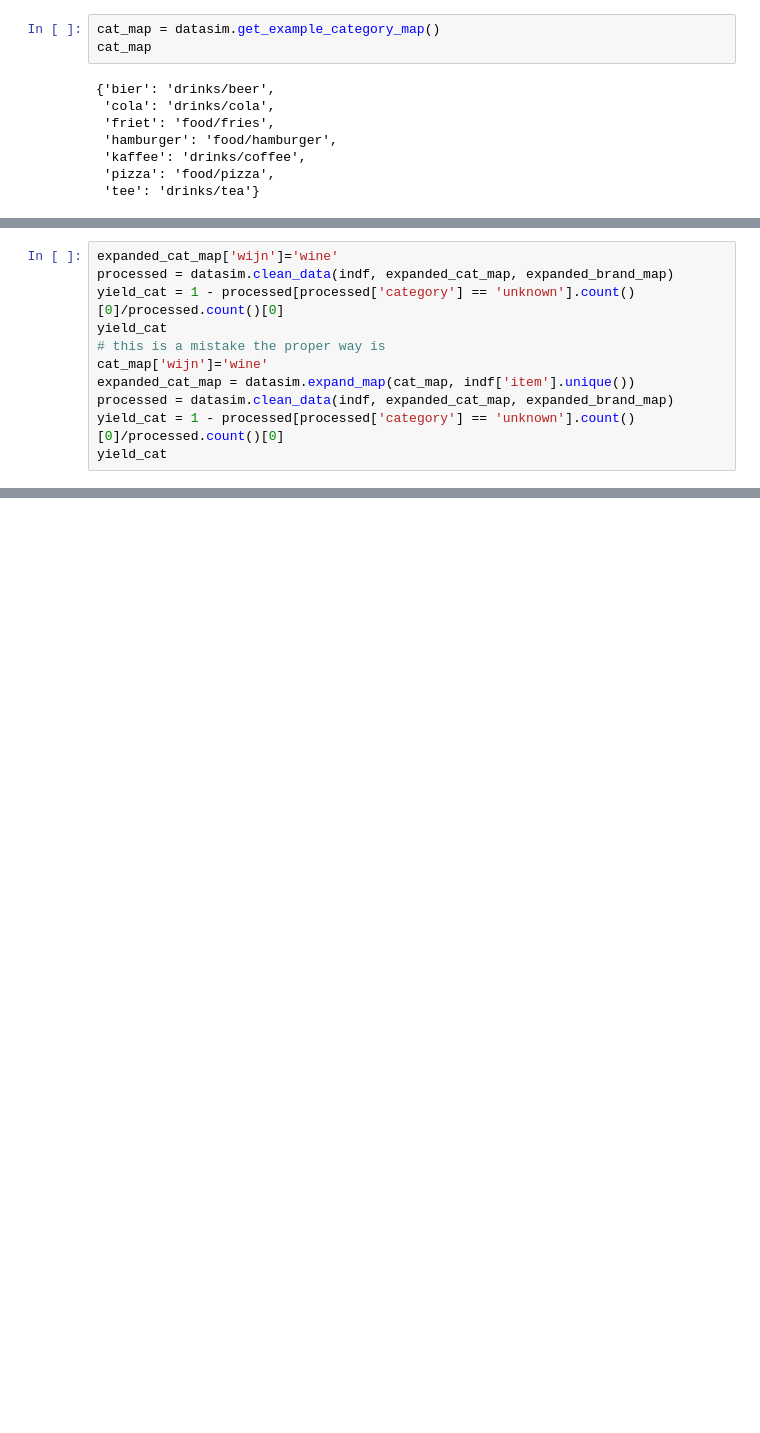
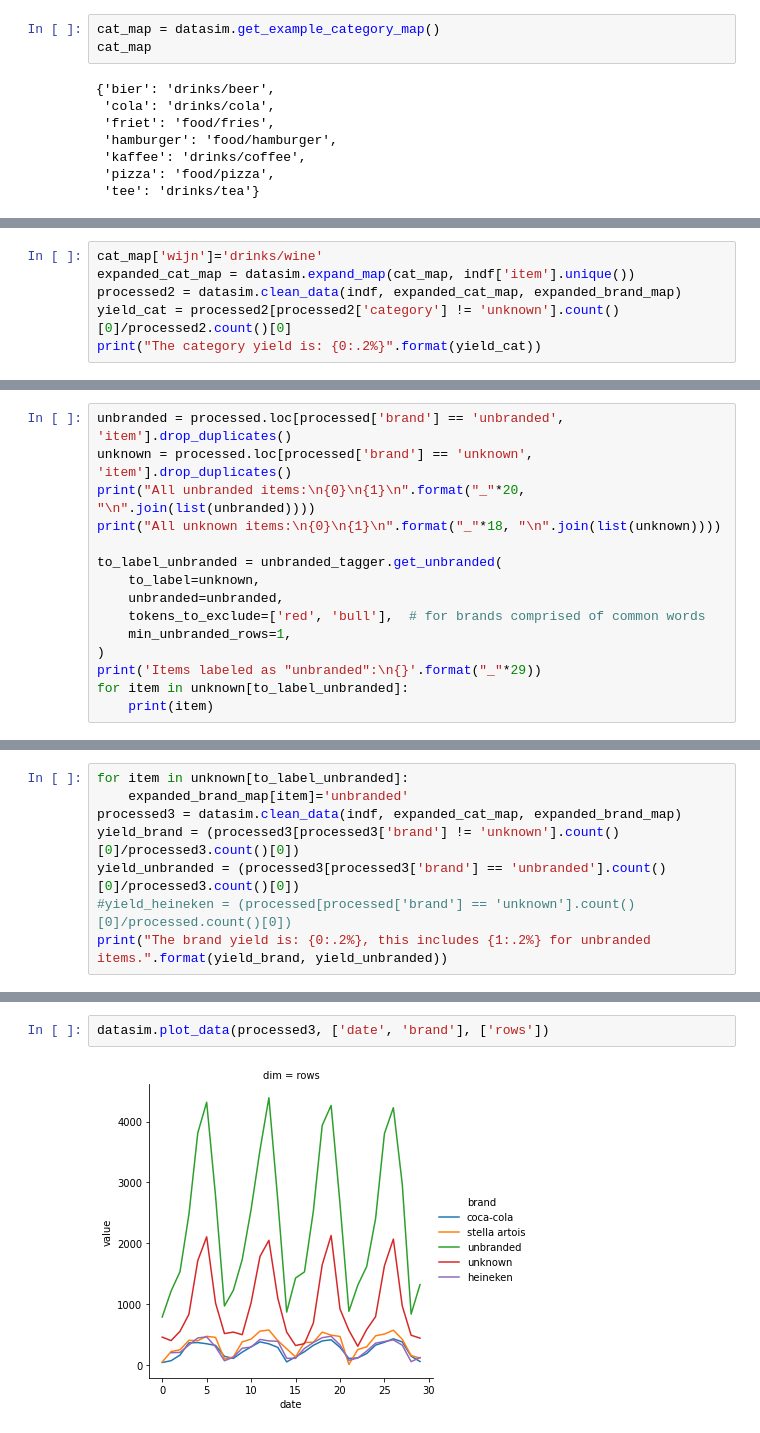
Before and after one commit to Suburbia-io/analytics, a Jupyter notebook: example/Data-Science at Suburbia.ipynb, the cells around one changed output, grey strips where cells are left out. Saved outputs shown, nothing was run; the diff lists cells and outputs as text; blank space fills up the shorter version.

Commit message:
added the section on data quality and made the problem* in datasim work with the notebook

```diff
--- a/example/Data-Science at Suburbia.ipynb
+++ b/example/Data-Science at Suburbia.ipynb
@@ -194,11 +153,0 @@ I see that we did not label things with wijn as a category, so we will label the
-# %%
-expanded_cat_map['wijn']='wine'
-processed = datasim.clean_data(indf, expanded_cat_map, expanded_brand_map)
-yield_cat = 1 - processed[processed['category'] == 'unknown'].count()[0]/processed.count()[0]
-yield_cat
-# this is a mistake the proper way is
-cat_map['wijn']='wine'
-expanded_cat_map = datasim.expand_map(cat_map, indf['item'].unique())
-processed = datasim.clean_data(indf, expanded_cat_map, expanded_brand_map)
-yield_cat = 1 - processed[processed['category'] == 'unknown'].count()[0]/processed.count()[0]
-yield_cat
@@ -274,0 +249,6 @@ datasim.create_cpg_df(example, cat_map, brand_map)
+# %%
+cat_map['wijn']='drinks/wine'
+expanded_cat_map = datasim.expand_map(cat_map, indf['item'].unique())
+processed2 = datasim.clean_data(indf, expanded_cat_map, expanded_brand_map)
+yield_cat = processed2[processed2['category'] != 'unknown'].count()[0]/processed2.count()[0]
+print("The category yield is: {0:.2%}".format(yield_cat))
@@ -274,0 +282,15 @@ datasim.create_cpg_df(example, cat_map, brand_map)
+# %%
+unbranded = processed.loc[processed['brand'] == 'unbranded', 'item'].drop_duplicates()
+unknown = processed.loc[processed['brand'] == 'unknown', 'item'].drop_duplicates()
+print("All unbranded items:\n{0}\n{1}\n".format("_"*20, "\n".join(list(unbranded))))
+print("All unknown items:\n{0}\n{1}\n".format("_"*18, "\n".join(list(unknown))))
+
+to_label_unbranded = unbranded_tagger.get_unbranded(
+    to_label=unknown,
+    unbranded=unbranded,
+    tokens_to_exclude=['red', 'bull'],  # for brands comprised of common words
+    min_unbranded_rows=1,
+)
+print('Items labeled as "unbranded":\n{}'.format("_"*29))
+for item in unknown[to_label_unbranded]:
+    print(item)
@@ -274,0 +317,8 @@ datasim.create_cpg_df(example, cat_map, brand_map)
+# %%
+for item in unknown[to_label_unbranded]:
+    expanded_brand_map[item]='unbranded'
+processed3 = datasim.clean_data(indf, expanded_cat_map, expanded_brand_map)
+yield_brand = (processed3[processed3['brand'] != 'unknown'].count()[0]/processed3.count()[0])
+yield_unbranded = (processed3[processed3['brand'] == 'unbranded'].count()[0]/processed3.count()[0])
+#yield_heineken = (processed[processed['brand'] == 'unknown'].count()[0]/processed.count()[0])
+print("The brand yield is: {0:.2%}, this includes {1:.2%} for unbranded items.".format(yield_brand, yield_unbranded))
@@ -274,0 +343,4 @@ datasim.create_cpg_df(example, cat_map, brand_map)
+# %%
+datasim.plot_data(processed3, ['date', 'brand'], ['rows'])
+# %% [output]
+[figure, added]
```
Also changed, not shown: parts of 71 cells of this notebook, 1 other file.
